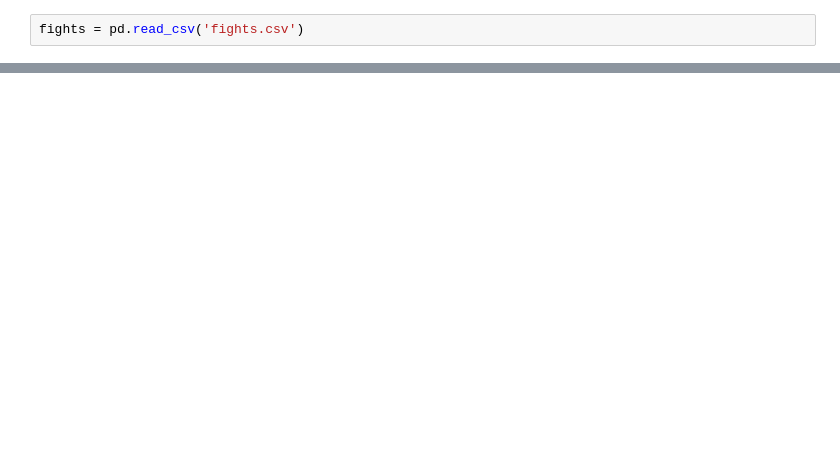
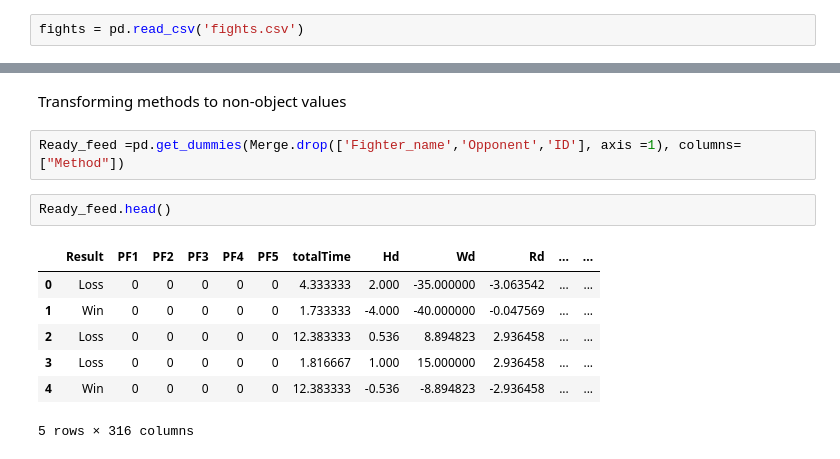
Before and after one commit to Sanijg/Predictive-analysis-UFC, a Jupyter notebook: Prediction.ipynb, the cells around one changed output, grey strips where cells are left out. Drawn from its saved outputs; the diff is of its cells as text; blank space fills up the shorter version.

```diff
--- a/Prediction.ipynb
+++ b/Prediction.ipynb
@@ -32,0 +323,14 @@ fights.head()
+# %% [markdown]
+Transforming methods to non-object values
+# %%
+Ready_feed =pd.get_dummies(Merge.drop(['Fighter_name','Opponent','ID'], axis =1), columns=["Method"])
+# %%
+Ready_feed.head()
+# %% [output]
+|  | Result | PF1 | PF2 | PF3 | PF4 | PF5 | totalTime | Hd | Wd | Rd | ... | ... |
+| 0 | Loss | 0 | 0 | 0 | 0 | 0 | 4.333333 | 2.000 | -35.000000 | -3.063542 | ... | ... |
+| 1 | Win | 0 | 0 | 0 | 0 | 0 | 1.733333 | -4.000 | -40.000000 | -0.047569 | ... | ... |
+| 2 | Loss | 0 | 0 | 0 | 0 | 0 | 12.383333 | 0.536 | 8.894823 | 2.936458 | ... | ... |
+| 3 | Loss | 0 | 0 | 0 | 0 | 0 | 1.816667 | 1.000 | 15.000000 | 2.936458 | ... | ... |
+| 4 | Win | 0 | 0 | 0 | 0 | 0 | 12.383333 | -0.536 | -8.894823 | -2.936458 | ... | ... |
+5 rows × 316 columns
```
Also changed, not shown: parts of 50 cells of this notebook, 2 other files.
